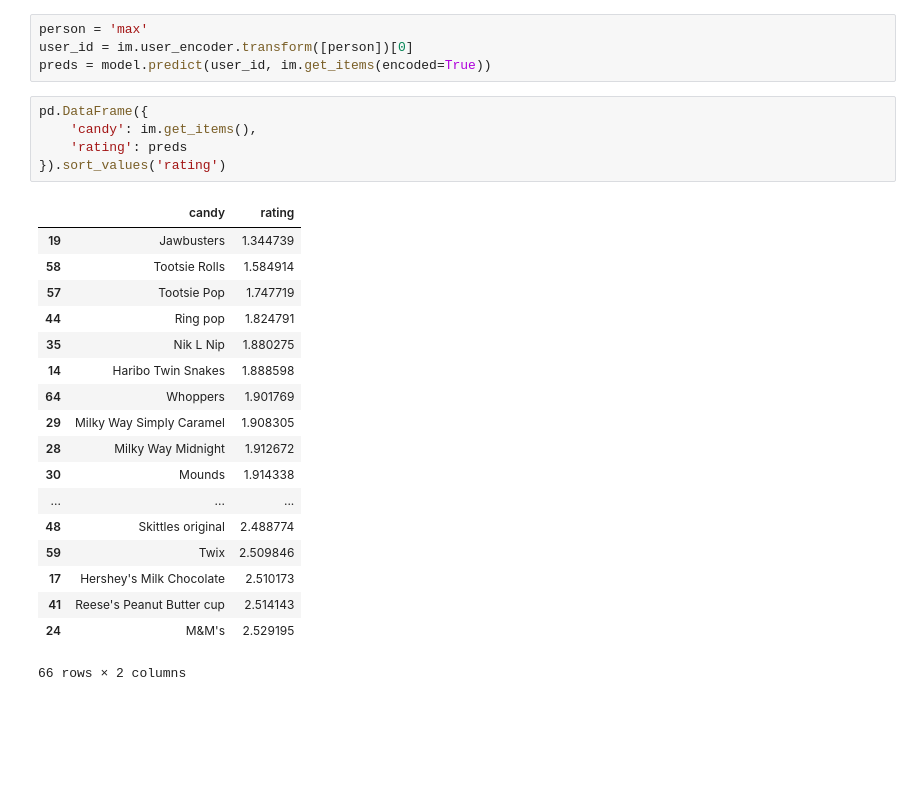
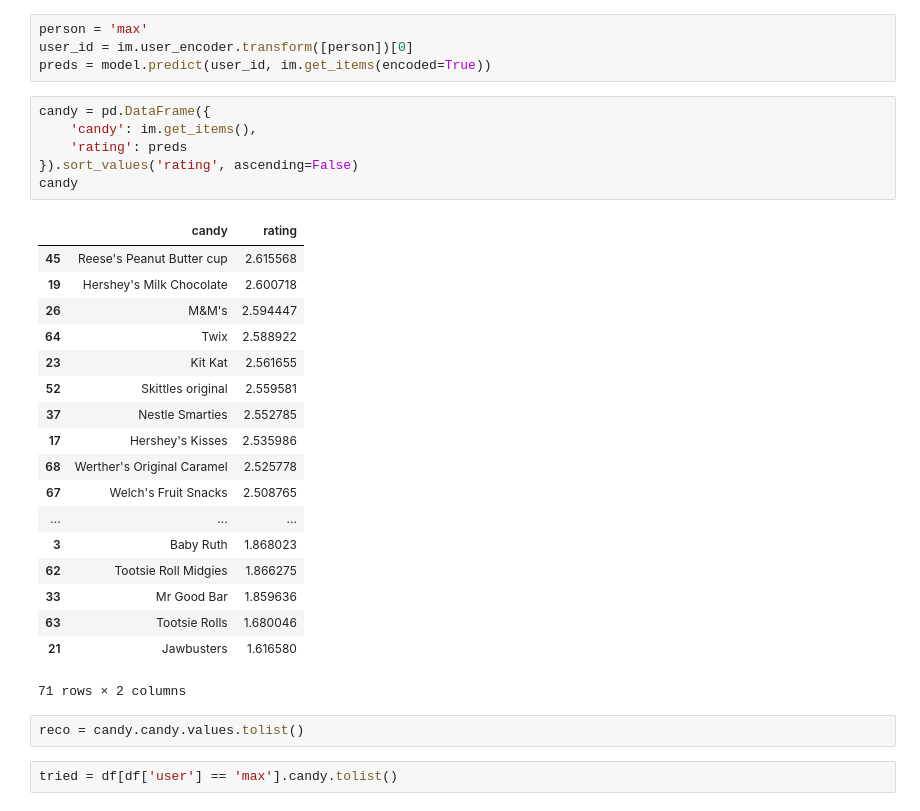
Before and after one commit to maxhumber/BRE, a Jupyter notebook: engine.ipynb, the cells around one changed output. Cells and saved outputs as stored; diff of their text form; blank space fills up the shorter version.

```diff
--- a/engine.ipynb
+++ b/engine.ipynb
@@ -108,26 +111,31 @@ person = 'max'
 user_id = im.user_encoder.transform([person])[0]
 preds = model.predict(user_id, im.get_items(encoded=True))
 # %%
-pd.DataFrame({
+candy = pd.DataFrame({
     'candy': im.get_items(),
     'rating': preds
-}).sort_values('rating')
+}).sort_values('rating', ascending=False)
+candy
 # %% [output]
 |  | candy | rating |
-| 19 | Jawbusters | 1.344739 |
-| 58 | Tootsie Rolls | 1.584914 |
-| 57 | Tootsie Pop | 1.747719 |
-| 44 | Ring pop | 1.824791 |
-| 35 | Nik L Nip | 1.880275 |
-| 14 | Haribo Twin Snakes | 1.888598 |
-| 64 | Whoppers | 1.901769 |
-| 29 | Milky Way Simply Caramel | 1.908305 |
-| 28 | Milky Way Midnight | 1.912672 |
-| 30 | Mounds | 1.914338 |
+| 45 | Reese's Peanut Butter cup | 2.615568 |
+| 19 | Hershey's Milk Chocolate | 2.600718 |
+| 26 | M&M's | 2.594447 |
+| 64 | Twix | 2.588922 |
+| 23 | Kit Kat | 2.561655 |
+| 52 | Skittles original | 2.559581 |
+| 37 | Nestle Smarties | 2.552785 |
+| 17 | Hershey's Kisses | 2.535986 |
+| 68 | Werther's Original Caramel | 2.525778 |
+| 67 | Welch's Fruit Snacks | 2.508765 |
 | ... | ... | ... |
-| 48 | Skittles original | 2.488774 |
-| 59 | Twix | 2.509846 |
-| 17 | Hershey's Milk Chocolate | 2.510173 |
-| 41 | Reese's Peanut Butter cup | 2.514143 |
-| 24 | M&M's | 2.529195 |
+| 3 | Baby Ruth | 1.868023 |
+| 62 | Tootsie Roll Midgies | 1.866275 |
+| 33 | Mr Good Bar | 1.859636 |
+| 63 | Tootsie Rolls | 1.680046 |
+| 21 | Jawbusters | 1.616580 |
-66 rows × 2 columns
+71 rows × 2 columns
+# %%
+reco = candy.candy.values.tolist()
+# %%
+tried = df[df['user'] == 'max'].candy.tolist()
```
Also changed, not shown: parts of 7 cells of this notebook, 1 other file.
